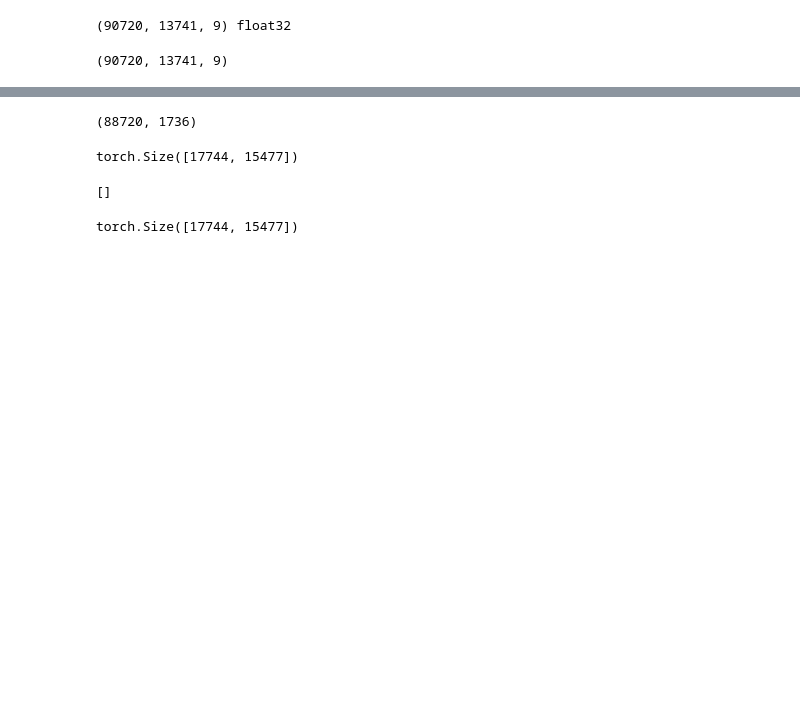
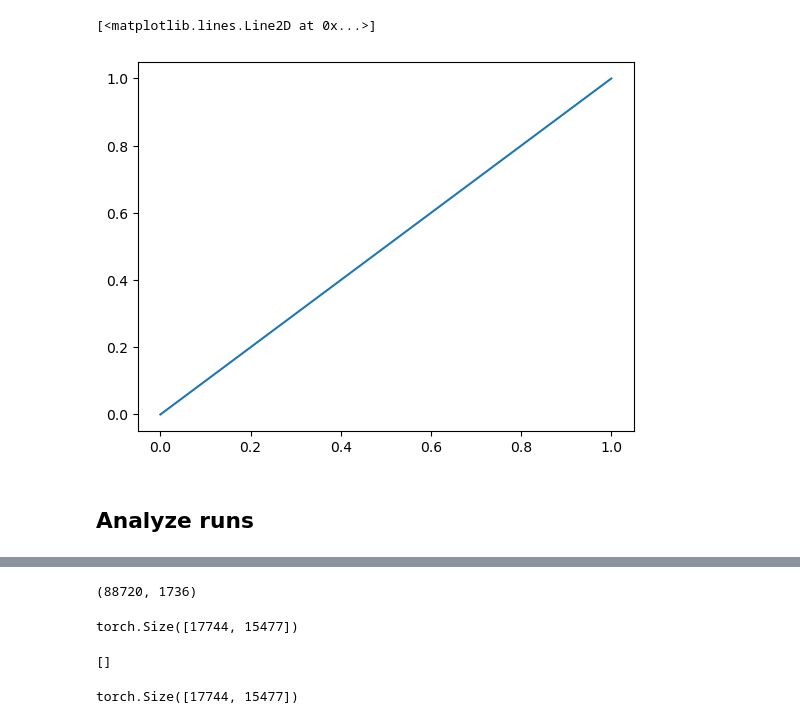
Before and after one commit to saalfeldlab/NeuralGraph, a Jupyter notebook: src/NeuralGraph/notebooks/latent_space.ipynb, the cells around one changed output, grey strips where cells are left out. Drawn from its saved outputs; the diff is of its cells as text; code cells hidden in the pictures; blank space fills up the shorter version.

```diff
--- a/src/NeuralGraph/notebooks/latent_space.ipynb
+++ b/src/NeuralGraph/notebooks/latent_space.ipynb
@@ -1 +4,6 @@
+# %%
+plt.plot([0, 1], [0, 1])
+# %% [output]
+[<matplotlib.lines.Line2D at 0x...>]
+[figure, added]
 # %%
@@ -26,6 +37 @@ x = np.load(f"{sim_dir}/x_list_0.npy")
-# %%
-_, num_cells, _ = x.shape
-print(x.shape, x.dtype)
-# %% [output]
-(90720, 13741, 9) float32
 # %%
@@ -99,4 +75,2 @@ val_mat = obs_activity[validation_start:validation_end]
-# %%
-x.shape
-# %% [output]
-(90720, 13741, 9)
+# %% [markdown]
+## Analyze runs
```
Also changed, not shown: parts of 16 cells of this notebook, 2 other files.
